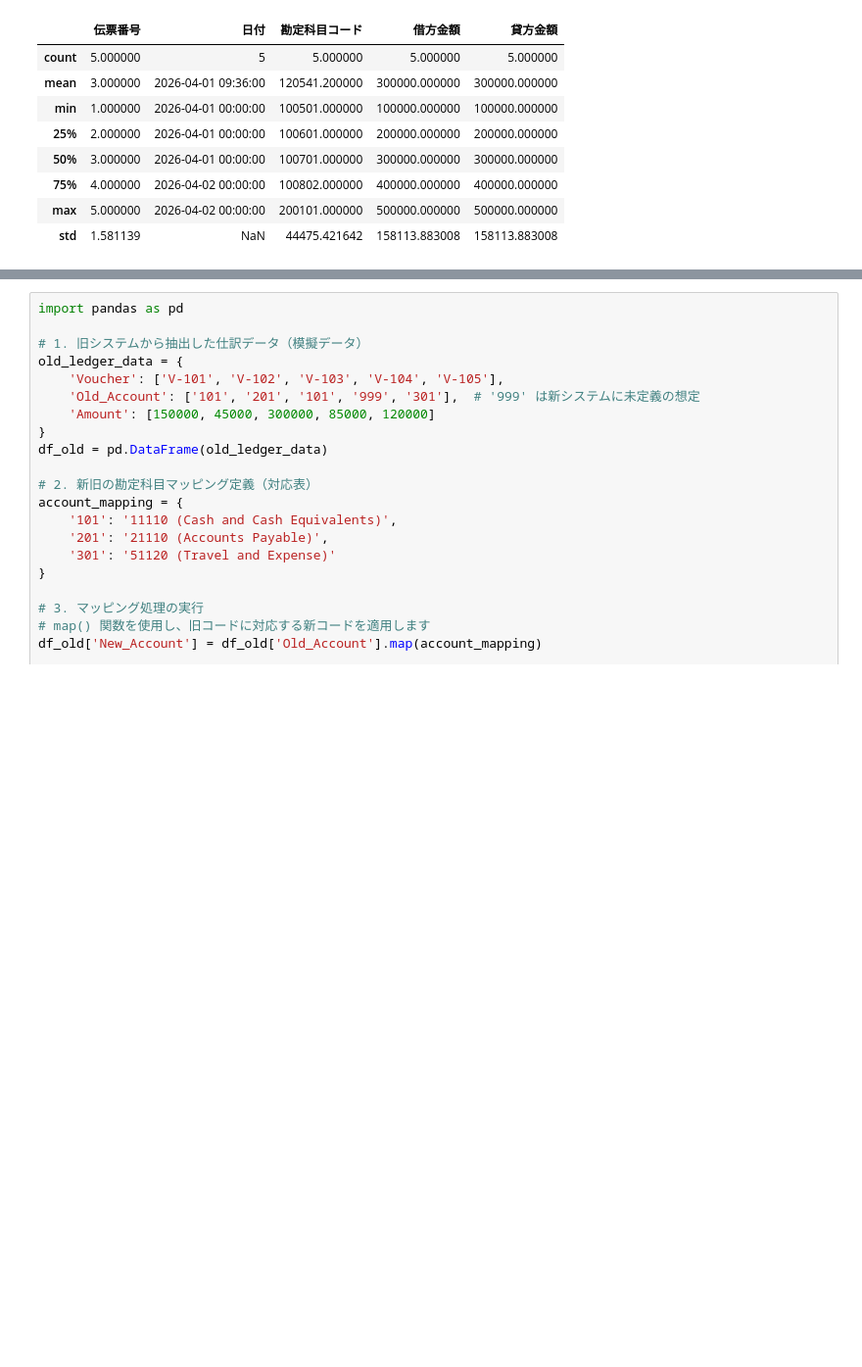
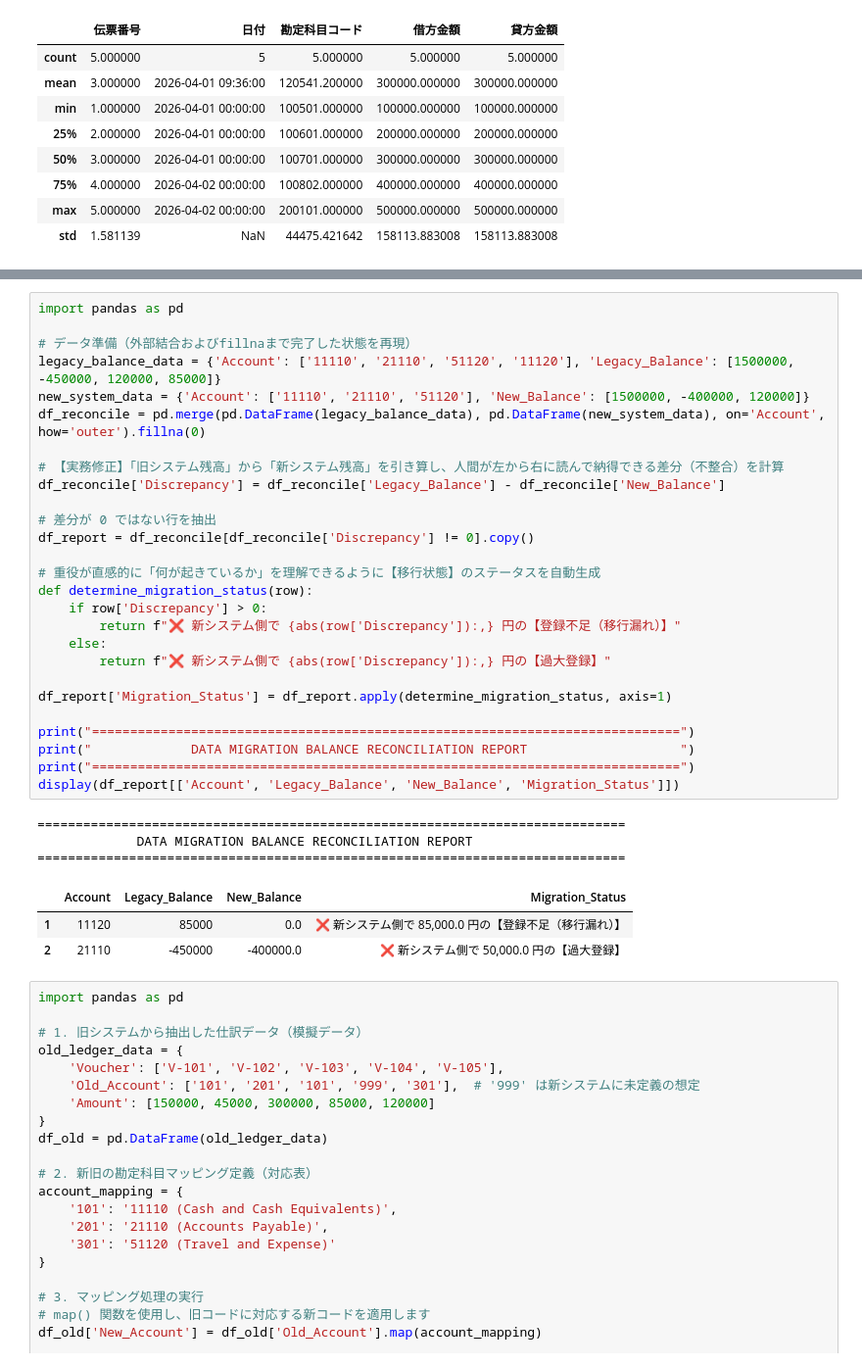
Before and after one commit to KojiKaiwa/D365-Finance-Automation, a Jupyter notebook: D365_Data_Processing.ipynb, the cells around one changed output, grey strips where cells are left out. Shown at 98% size. Cells and saved outputs as stored; diff of their text form; blank space fills up the shorter version.

```diff
--- a/D365_Data_Processing.ipynb
+++ b/D365_Data_Processing.ipynb
@@ -34,3 +141,37 @@ display(df.describe())
+# %%
+import pandas as pd
+
+# データ準備（外部結合およびfillnaまで完了した状態を再現）
+legacy_balance_data = {'Account': ['11110', '21110', '51120', '11120'], 'Legacy_Balance': [1500000, -450000, 120000, 85000]}
+new_system_data = {'Account': ['11110', '21110', '51120'], 'New_Balance': [1500000, -400000, 120000]}
+df_reconcile = pd.merge(pd.DataFrame(legacy_balance_data), pd.DataFrame(new_system_data), on='Account', how='outer').fillna(0)
+
+# 【実務修正】「旧システム残高」から「新システム残高」を引き算し、人間が左から右に読んで納得できる差分（不整合）を計算
+df_reconcile['Discrepancy'] = df_reconcile['Legacy_Balance'] - df_reconcile['New_Balance']
+
+# 差分が 0 ではない行を抽出
+df_report = df_reconcile[df_reconcile['Discrepancy'] != 0].copy()
+
+# 重役が直感的に「何が起きているか」を理解できるように【移行状態】のステータスを自動生成
+def determine_migration_status(row):
+    if row['Discrepancy'] > 0:
+        return f"❌ 新システム側で {abs(row['Discrepancy']):,} 円の【登録不足（移行漏れ）】"
+    else:
+        return f"❌ 新システム側で {abs(row['Discrepancy']):,} 円の【過大登録】"
+
+df_report['Migration_Status'] = df_report.apply(determine_migration_status, axis=1)
+
+print("=============================================================================")
+print("             DATA MIGRATION BALANCE RECONCILIATION REPORT                    ")
+print("=============================================================================")
+display(df_report[['Account', 'Legacy_Balance', 'New_Balance', 'Migration_Status']])
+# %% [output]
+=============================================================================
+             DATA MIGRATION BALANCE RECONCILIATION REPORT
+=============================================================================
+|  | Account | Legacy_Balance | New_Balance | Migration_Status |
+| 1 | 11120 | 85000 | 0.0 | ❌ 新システム側で 85,000.0 円の【登録不足（移行漏れ）】 |
+| 2 | 21110 | -450000 | -400000.0 | ❌ 新システム側で 50,000.0 円の【過大登録】 |
 # %%
 import pandas as pd
 
```
Also changed, not shown: parts of 2 cells of this notebook.
